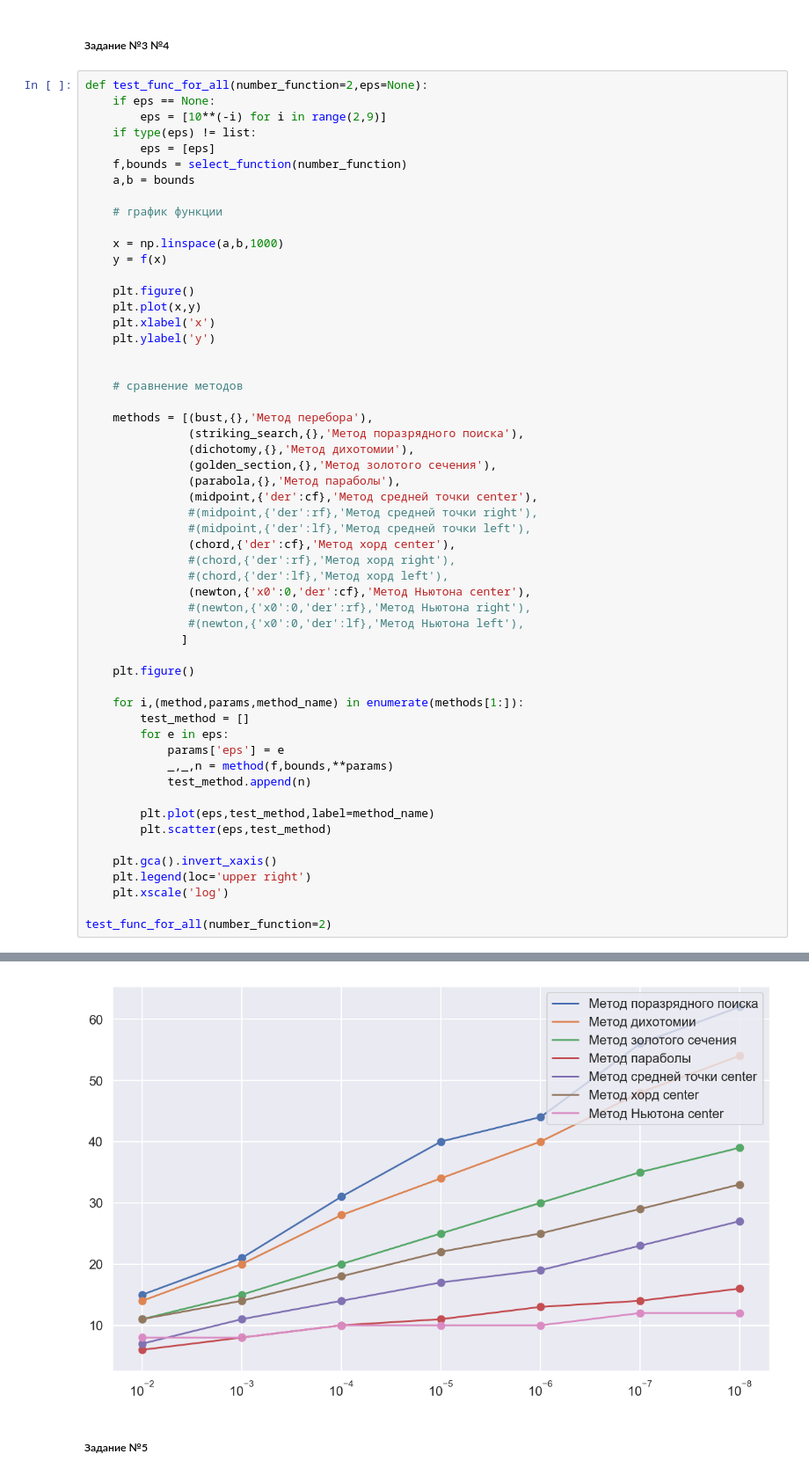
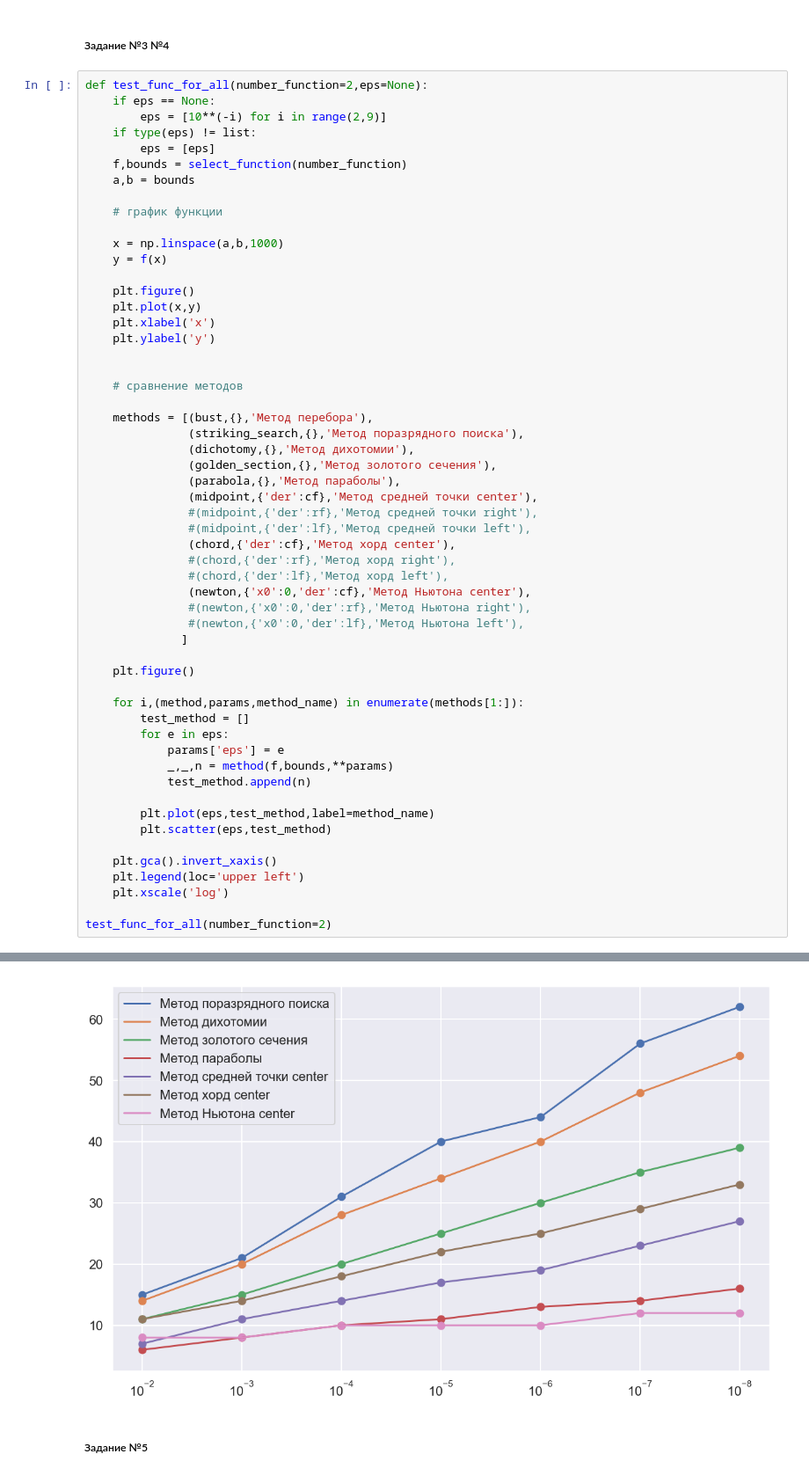
Before and after one commit to lainys/-, a Jupyter notebook: lab1/lab1.ipynb, the cells around one changed output, grey strips where cells are left out. Shown: that part at 88% size. Cells and saved outputs as stored; diff of their text form.

```diff
--- a/lab1/lab1.ipynb
+++ b/lab1/lab1.ipynb
@@ -357,34 +357,34 @@ def test_func_for_all(number_function=2,eps=None):
                (parabola,{},'Метод параболы'),
                (midpoint,{'der':cf},'Метод средней точки center'),
                #(midpoint,{'der':rf},'Метод средней точки right'),
                #(midpoint,{'der':lf},'Метод средней точки left'),
                (chord,{'der':cf},'Метод хорд center'),
                #(chord,{'der':rf},'Метод хорд right'),
                #(chord,{'der':lf},'Метод хорд left'),
                (newton,{'x0':0,'der':cf},'Метод Ньютона center'),
                #(newton,{'x0':0,'der':rf},'Метод Ньютона right'),
                #(newton,{'x0':0,'der':lf},'Метод Ньютона left'),
               ]
 
     plt.figure()
 
     for i,(method,params,method_name) in enumerate(methods[1:]):
         test_method = []
         for e in eps:
             params['eps'] = e
             _,_,n = method(f,bounds,**params)
             test_method.append(n)
 
         plt.plot(eps,test_method,label=method_name)
         plt.scatter(eps,test_method)
 
     plt.gca().invert_xaxis()
-    plt.legend(loc='upper right')
+    plt.legend(loc='upper left')
     plt.xscale('log')
 
 test_func_for_all(number_function=2)
 # %% [output]
 [figure]
-[figure, old version]
+[figure, new version]
 # %% [markdown]
 ##### Задание №5
```
Also changed, not shown: parts of 13 cells of this notebook.
